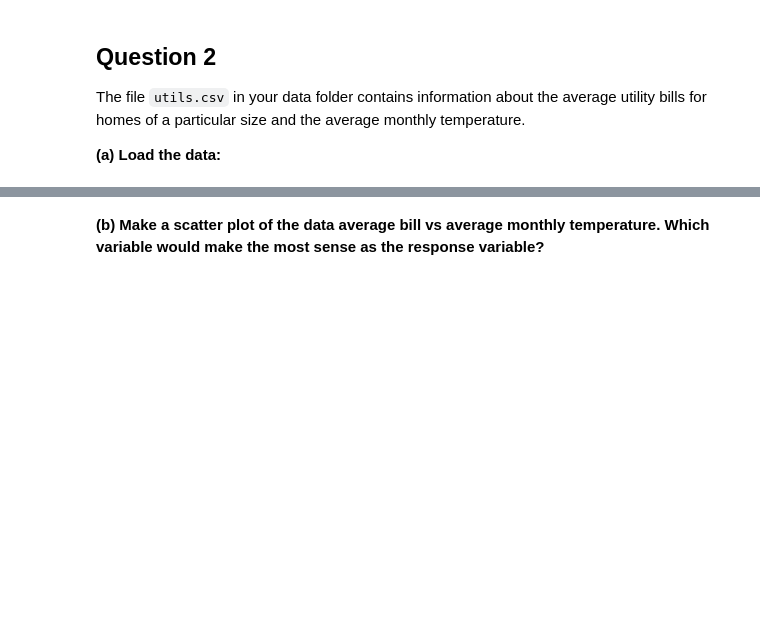
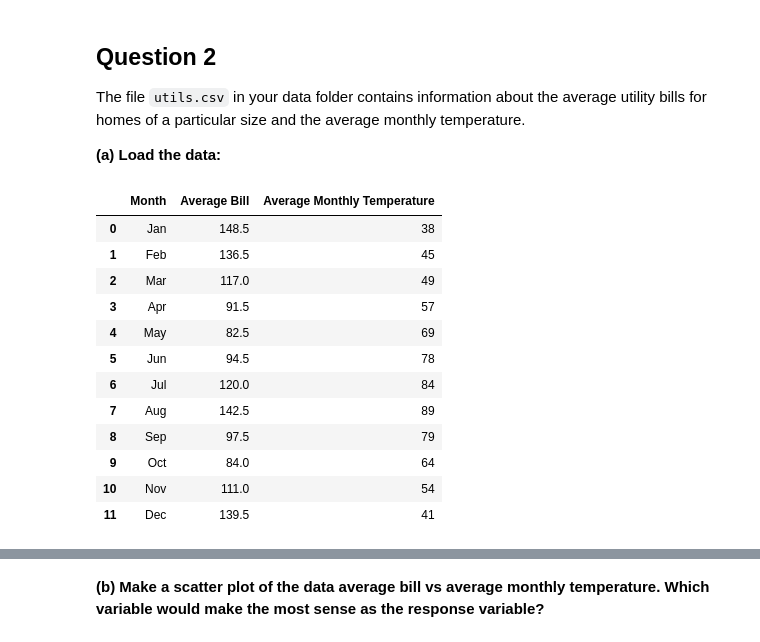
Before and after one commit to nilslengelsen117/ds-linear-regression, a Jupyter notebook: 3_Simple_Linear_Regression_Exercise.ipynb, the cells around one changed output, grey strips where cells are left out. Cells and saved outputs as stored; diff of their text form; code cells hidden in the pictures; blank space fills up the shorter version.

```diff
--- a/3_Simple_Linear_Regression_Exercise.ipynb
+++ b/3_Simple_Linear_Regression_Exercise.ipynb
@@ -29,3 +35,27 @@ The scatter plots below show the relationship between height, diameter, and volu
 The file `utils.csv` in your data folder contains information about the average utility bills for homes of a particular size and the average monthly temperature.
 
 **(a) Load the data:**
+# %%
+# Import required packages
+import numpy as np
+import pandas as pd
+import matplotlib.pyplot as plt
+import seaborn as sns
+
+# Import data with pandas
+utils = pd.read_csv("data/utils.csv")
+utils.head(n=12)
+# %% [output]
+|  | Month | Average Bill | Average Monthly Temperature |
+| 0 | Jan | 148.5 | 38 |
+| 1 | Feb | 136.5 | 45 |
+| 2 | Mar | 117.0 | 49 |
+| 3 | Apr | 91.5 | 57 |
+| 4 | May | 82.5 | 69 |
+| 5 | Jun | 94.5 | 78 |
+| 6 | Jul | 120.0 | 84 |
+| 7 | Aug | 142.5 | 89 |
+| 8 | Sep | 97.5 | 79 |
+| 9 | Oct | 84.0 | 64 |
+| 10 | Nov | 111.0 | 54 |
+| 11 | Dec | 139.5 | 41 |
```
Also changed, not shown: parts of 18 cells of this notebook.
